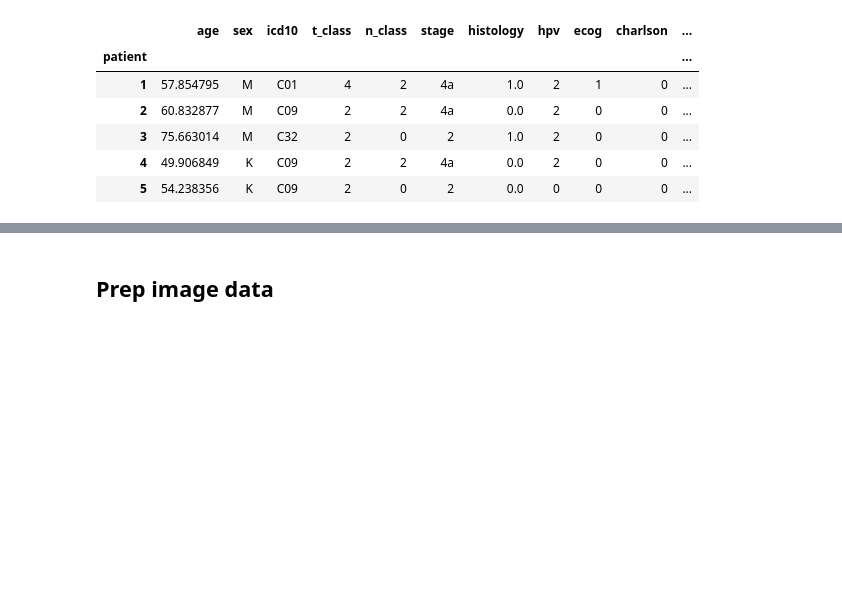
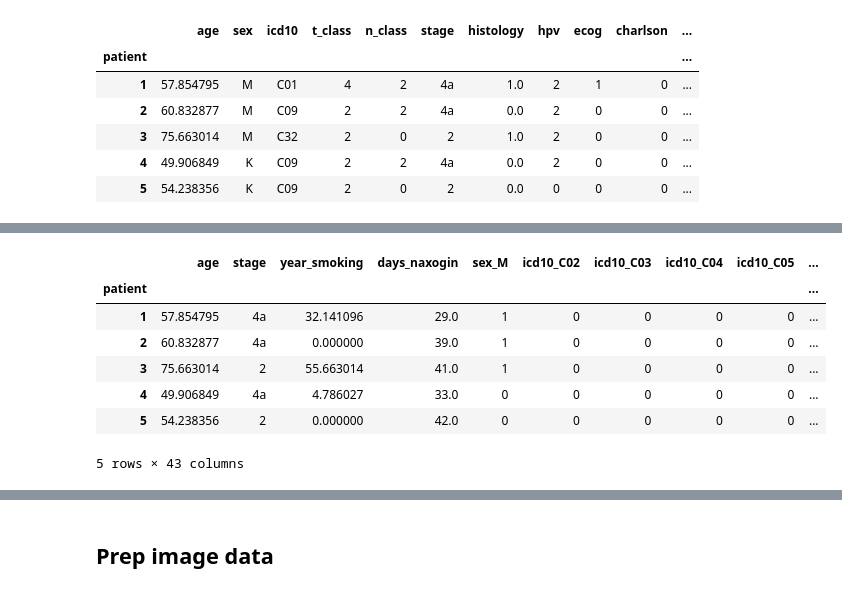
Before and after one commit to GSEL9/head-and-neck, a Jupyter notebook: ipynbs/data_prep.ipynb, the cells around one changed output, grey strips where cells are left out. Saved outputs shown, nothing was run; the diff lists cells and outputs as text; code cells hidden in the pictures; blank space fills up the shorter version.

```diff
--- a/ipynbs/data_prep.ipynb
+++ b/ipynbs/data_prep.ipynb
@@ -183,5 +163,0 @@ array(['4a', 2, 1, 3, '4b', '4c', 4, 0, '4a?'], dtype=object)
-# %%
-hpv_enc = pd.get_dummies(prep_clinical['hpv'], drop_first=True)
-for num, _ in enumerate(hpv_enc):
-    prep_clinical['hpv_{}'.format(num)] = icd10_enc.iloc[:, num]
-prep_clinical.head()
@@ -225,3 +202,16 @@ prep_clinical.head()
+# %%
+# Drop encdoded features
+prep_clinical.drop(to_encode, axis=1, inplace=True)
+prep_clinical.head()
+# %% [output]
+|  | age | stage | year_smoking | days_naxogin | sex_M | icd10_C02 | icd10_C03 | icd10_C04 | icd10_C05 | ... |
+| patient |  |  |  |  |  |  |  |  |  | ... |
+| 1 | 57.854795 | 4a | 32.141096 | 29.0 | 1 | 0 | 0 | 0 | 0 | ... |
+| 2 | 60.832877 | 4a | 0.000000 | 39.0 | 1 | 0 | 0 | 0 | 0 | ... |
+| 3 | 75.663014 | 2 | 55.663014 | 41.0 | 1 | 0 | 0 | 0 | 0 | ... |
+| 4 | 49.906849 | 4a | 4.786027 | 33.0 | 0 | 0 | 0 | 0 | 0 | ... |
+| 5 | 54.238356 | 2 | 0.000000 | 42.0 | 0 | 0 | 0 | 0 | 0 | ... |
+5 rows × 43 columns
 # %%
 prep_clinical.stage.replace(['4a', '4b', '4c', '4a?'], 4, inplace=True)
 stadium_enc = pd.get_dummies(prep_clinical.stage, drop_first=True)
```
Also changed, not shown: parts of 28 cells of this notebook, 6 other files.
